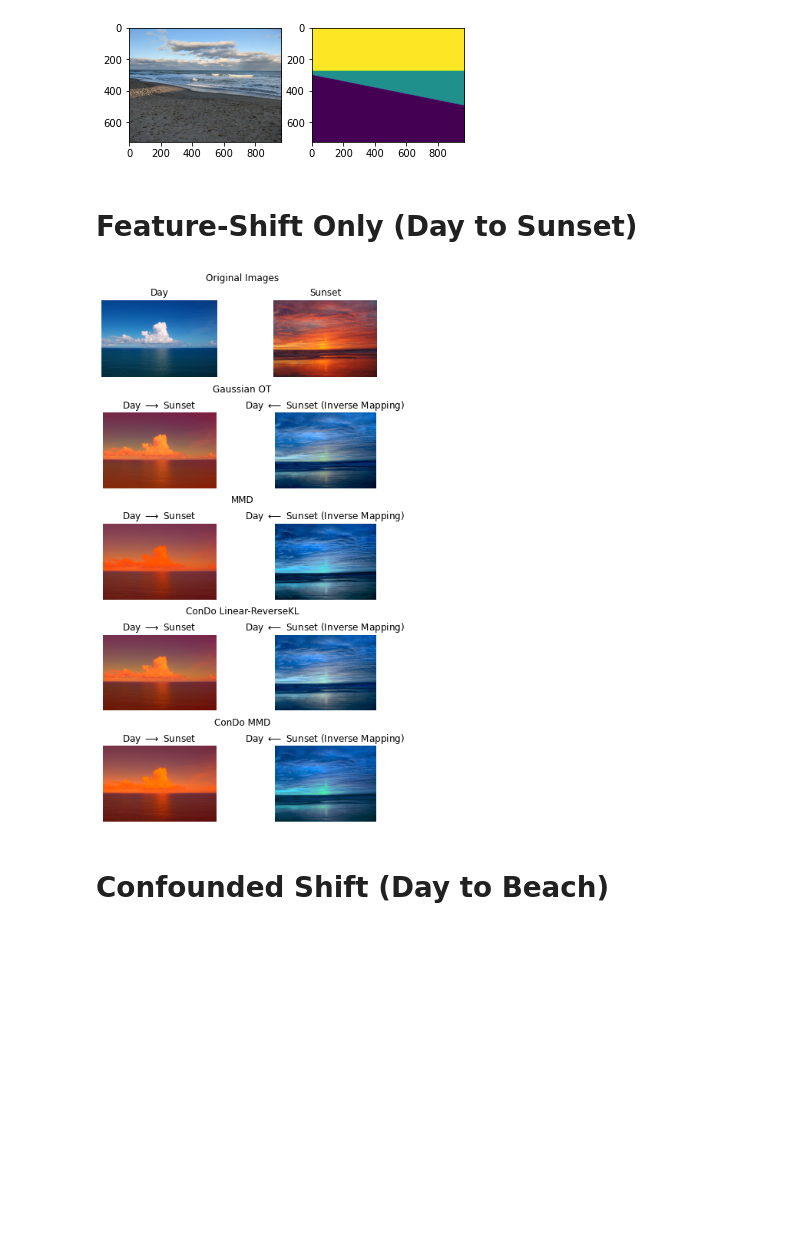
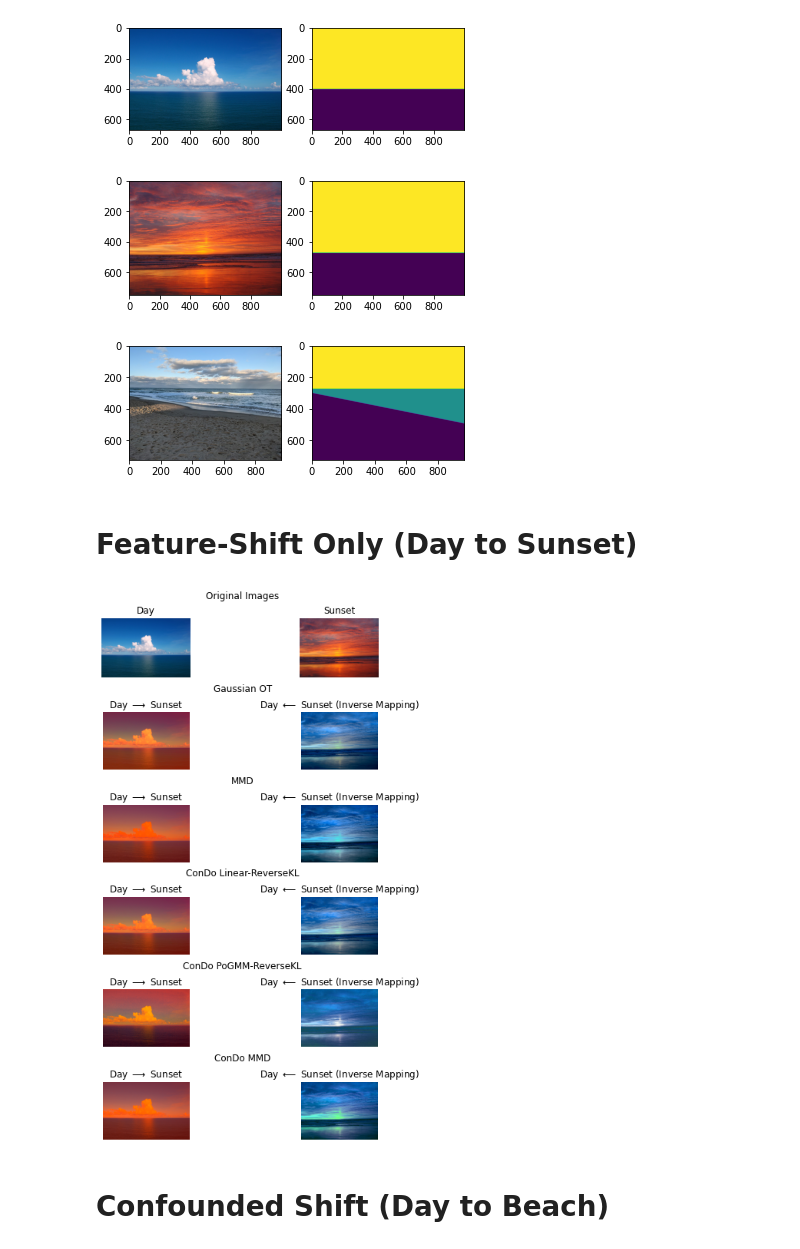
Before and after one commit to calvinmccarter/condo-adapter, a Jupyter notebook: paper/image-color-adaptation.ipynb, the cells around one changed output. Cells and saved outputs as stored; diff of their text form; code cells hidden in the pictures; blank space fills up the shorter version.

Commit message:
image-color-adaptation updated

```diff
--- a/paper/image-color-adaptation.ipynb
+++ b/paper/image-color-adaptation.ipynb
@@ -31,40 +31,56 @@ def minmax(img):
 # Loading images
 this_file = os.path.realpath('__file__')
 data_path = os.path.join(Path(this_file).parent.parent, 'data')
 
 I1 = plt.imread(os.path.join(data_path, 'ocean_day.jpg')).astype(np.float64) / 256
 I2 = plt.imread(os.path.join(data_path, 'ocean_sunset.jpg')).astype(np.float64) / 256
 I3 = plt.imread(os.path.join(data_path, 'cape_cod.jpg')).astype(np.float64) / 256
 
 I1seg = I1.copy().astype(str)
 I1seg[0:400, :, :] = 'sky'
 I1seg[400:, :, :] = 'water'
+I1segshow = np.zeros((I1.shape[0], I1.shape[1]))
+I1segshow[0:400, :] = 1.0
 
 I2seg = I2.copy().astype(str)
-I2seg[0:500, :, :] = 'sky'
-I2seg[500:, :, :] = 'water'
+I2seg[0:475, :, :] = 'sky'
+I2seg[475:, :, :] = 'water'
+I2segshow = np.zeros((I2.shape[0], I2.shape[1]))
+I2segshow[0:475, :] = 1.0
 
 I3is, I3js = np.meshgrid(range(I3.shape[0]), range(I3.shape[1]), indexing='ij')
 I3segshow = np.where(I3is - 300 < I3js/5, 1, 0)
 I3segshow[0:275, :] += 1
 I3seg = np.where(I3is - 300 < I3js/5, "water", "sand")
 I3seg[0:275, :] = "sky"
-fig, axes = plt.subplots(1, 2)
-axes[0].imshow(I3)
-axes[1].imshow(I3segshow)
-
 
 Y1 = im2mat(I1seg)[:, [0]]
 Y2 = im2mat(I2seg)[:, [0]]
 Y3 = im2mat(np.expand_dims(I3seg, 2))
 
 X1 = im2mat(I1)
 X2 = im2mat(I2)
 X3 = im2mat(I3)
 
+fig, axes = plt.subplots(1, 2)
+axes[0].imshow(I1)
+axes[1].imshow(I1segshow)
+fig.savefig("figure-DayLabels.pdf", bbox_inches="tight")
+
+fig, axes = plt.subplots(1, 2)
+axes[0].imshow(I2)
+axes[1].imshow(I2segshow)
+fig.savefig("figure-SunsetLabels.pdf", bbox_inches="tight")
+
+
+fig, axes = plt.subplots(1, 2)
+axes[0].imshow(I3)
+axes[1].imshow(I3segshow)
 fig.savefig("figure-BeachLabels.pdf", bbox_inches="tight")
 # %% [output]
-[figure, old version]
+[figure, new version]
+[figure, added]
+[figure, added]
 # %% [markdown]
 # Feature-Shift Only (Day to Sunset)
 # %%
@@ -93,7 +109,7 @@ I2t_mmd12 = minmax(mat2im(xts_mmd12, I2.shape))
 with warnings.catch_warnings():
     warnings.simplefilter("ignore")
     cder12 = condo.ConDoAdapter(
-        sampling="proportional",
+        sampling="product",
         transform_type="affine",
         model_type="linear",
         divergence="reverse",
@@ -109,11 +125,27 @@ I2t_linear12 = minmax(mat2im(xts_linear12, I2.shape))
 with warnings.catch_warnings():
     warnings.simplefilter("ignore")
     cder12 = condo.ConDoAdapter(
-        sampling="proportional",
+        sampling="product",
+        transform_type="affine",
+        model_type="pogmm",
+        divergence="reverse",
+        debug=False,
+        verbose=0
+    )
+cder12.fit(X1, X2, Y1, Y2)
+xst_pogmm12 = cder12.transform(X1)
+xts_pogmm12 = cder12.inverse_transform(X2)
+I1t_pogmm12 = minmax(mat2im(xst_pogmm12, I1.shape))
+I2t_pogmm12 = minmax(mat2im(xts_pogmm12, I2.shape))
+
+with warnings.catch_warnings():
+    warnings.simplefilter("ignore")
+    cder12 = condo.ConDoAdapter(
+        sampling="product",
         transform_type="affine",
         model_type="empirical",
         divergence="mmd",
-        optim_kwargs={"epochs": 1e-4, "batch_size": 128, "alpha" : 1e-8, "beta": 0.9},
+        optim_kwargs={"epochs": 1e-4, "batch_size": 128, "alpha" : 1e-2, "beta": 0.9},
         debug=False,
         verbose=0,
     )
@@ -124,9 +156,9 @@ I1t_cmmd12 = minmax(mat2im(xst_cmmd12, I1.shape))
 I2t_cmmd12 = minmax(mat2im(xts_cmmd12, I2.shape))
 
 # Plot transformed images
-fig = plt.figure(figsize=(6, 10), constrained_layout=True)
+fig = plt.figure(figsize=(7, 10), constrained_layout=True)
 
-subfigs = fig.subfigures(nrows=5, ncols=1)
+subfigs = fig.subfigures(nrows=6, ncols=1)
 subfigs[0].suptitle('Original Images');
 axes = subfigs[0].subplots(nrows=1, ncols=2)
 axes[0].imshow(I1)
@@ -163,8 +195,17 @@ axes[1].imshow(I2t_linear12)
 axes[1].axis('off')
 axes[1].set_title('Day $\longleftarrow$ Sunset (Inverse Mapping)');
 
-subfigs[4].suptitle('ConDo MMD');
+subfigs[4].suptitle('ConDo PoGMM-ReverseKL');
 axes = subfigs[4].subplots(nrows=1, ncols=2)
+axes[0].imshow(I1t_pogmm12)
+axes[0].axis('off')
+axes[0].set_title('Day $\longrightarrow$ Sunset')
+axes[1].imshow(I2t_pogmm12)
+axes[1].axis('off')
+axes[1].set_title('Day $\longleftarrow$ Sunset (Inverse Mapping)');
+
+subfigs[5].suptitle('ConDo MMD');
+axes = subfigs[5].subplots(nrows=1, ncols=2)
 axes[0].imshow(I1t_cmmd12)
 axes[0].axis('off')
 axes[0].set_title('Day $\longrightarrow$ Sunset')
@@ -174,6 +215,6 @@ axes[1].set_title('Day $\longleftarrow$ Sunset (Inverse Mapping)');
 
 fig.savefig("figure-DayToSunset-inclmmd.pdf", bbox_inches="tight")
 # %% [output]
-[figure, old version]
+[figure, new version]
 # %% [markdown]
 # Confounded Shift (Day to Beach)
```
Also changed, not shown: parts of 3 cells of this notebook, 6 other files.
